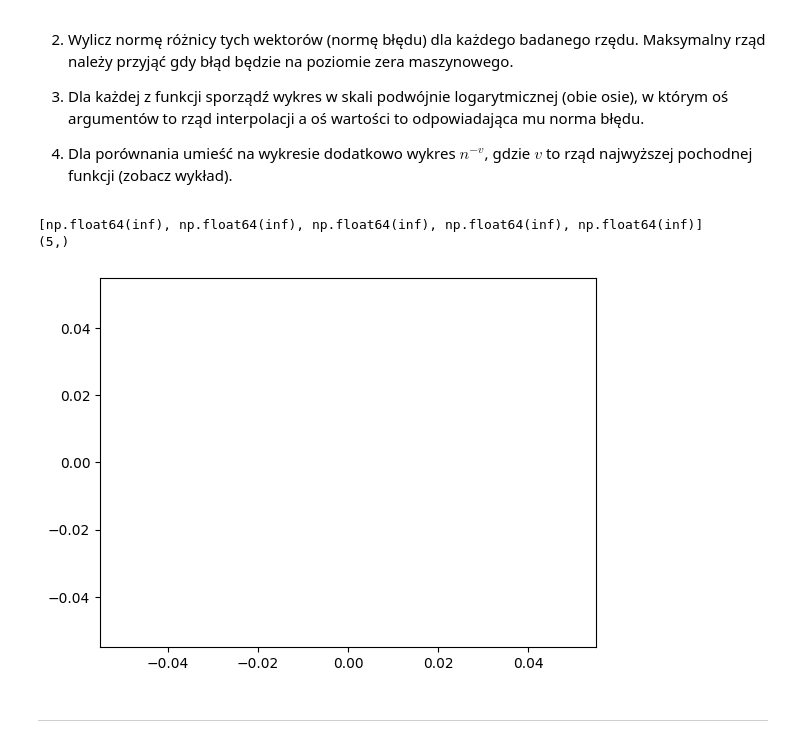
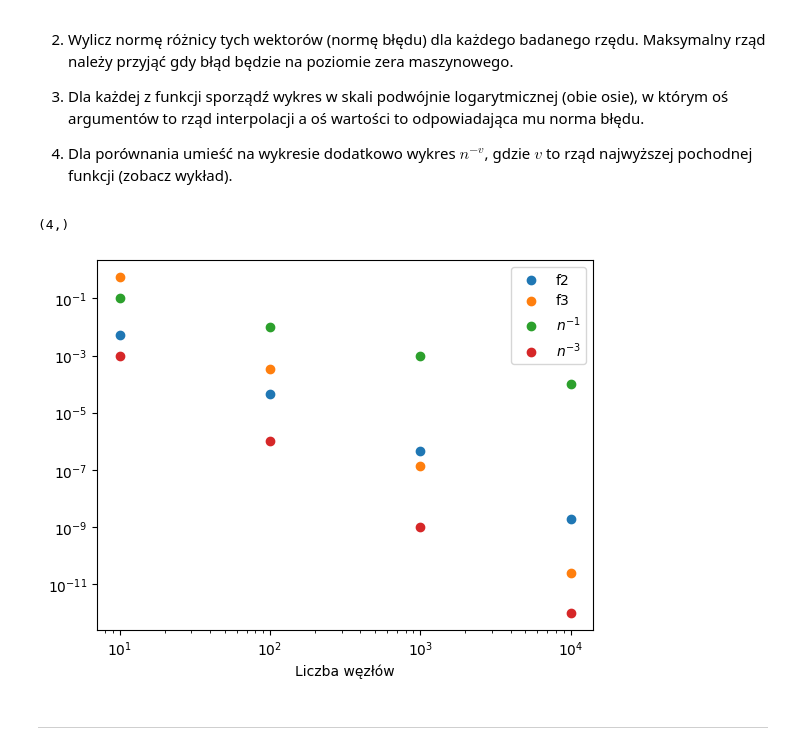
Before and after one commit to MN-KJ-2025/lab9-interpolacja-emiloosek, a Jupyter notebook: sprawozdanie.ipynb, the cells around one changed output. Drawn from its saved outputs; the diff is of its cells as text; code cells hidden in the pictures.

Commit message:
Wypełnione sprawozdanie i main

```diff
--- a/sprawozdanie.ipynb
+++ b/sprawozdanie.ipynb
@@ -153,16 +153,3 @@ plt.grid()
 plt.show()
 # %% [output]
 [figure]
-# %%
-# ===== Twoja implementacja tutaj =====
-x = np.linspace(-1, 1, 1000)
-n=int(1e1)
-xch = main.chebyshev_nodes(n)
-yimp = sp.interpolate.barycentric_interpolate(xch, f(xch), x)
-w = main.bar_cheb_weights(n)
-interp = main.barycentric_inte(xch,f1(xch),w,x)
-plt.subplot(1,2,1)
-plt.plot(x,interp)
-plt.subplot(1,2,2)
-plt.plot(x,yimp)
-plt.show()
@@ -187,29 +217,37 @@ W tym celu:
 # %%
 # ===== Twoja implementacja tutaj =====
 plt.figure()
-x = np.linspace(-500,500,1000)
-n = [1,2,3,4,5]
+x = np.linspace(-1,1,1000)
+n = [1,2,3,4]
 y2 = f2(x)
 y3 = f3(x)
 xch2 = []
 xch3 = []
 barinterp2 = []
 barinterp3 = []
 norma2 = []
+norma3 = []
 for i, k in enumerate(n):
-    xch2.append( main.chebyshev_nodes(10**k))
-    xch3.append(main.chebyshev_nodes(10**k))
-    barinterp2.append(main.barycentric_inte(xch2[i], f2(xch2[i]), main.bar_cheb_weights(10**k), x))
-    norma2.append(main.L_inf(barinterp2[i],y2))
+    xch2 =  main.chebyshev_nodes(10**k)
+    xch3 = main.chebyshev_nodes(10**k)
+    barinterp2.append(main.barycentric_inte(xch2, f2(xch2), main.bar_cheb_weights(10**k), x))
+    norma2.append(main.L_inf(y2,barinterp2[i]))
+    barinterp3.append(main.barycentric_inte(xch3, f3(xch3), main.bar_cheb_weights(10**k), x))
+    norma3.append(main.L_inf(y3,barinterp3[i]))
+print(np.shape(n))
+n1= 10**np.array(n)
 
-print(norma2)
-print(np.shape(n))
-plt.scatter(n,norma2)
+plt.scatter(n1,norma2, label = "f2")
+plt.scatter(n1,norma3, label = "f3")
+plt.scatter(n1, np.float64(n1)**(-1), label=r"${n^{-1}}$")
+plt.scatter(n1, np.float64(n1)**(-3), label=r"${n^{-3}}$")
+plt.xlabel("Liczba węzłów")
+plt.loglog()
+plt.legend()
 plt.show()
 # %% [output]
-[np.float64(inf), np.float64(inf), np.float64(inf), np.float64(inf), np.float64(inf)]
-(5,)
+(4,)
-[figure, old version]
+[figure, new version]
 # %% [markdown]
 ---
 # %% [markdown]
```
Also changed, not shown: parts of 4 cells of this notebook, 1 other file.
